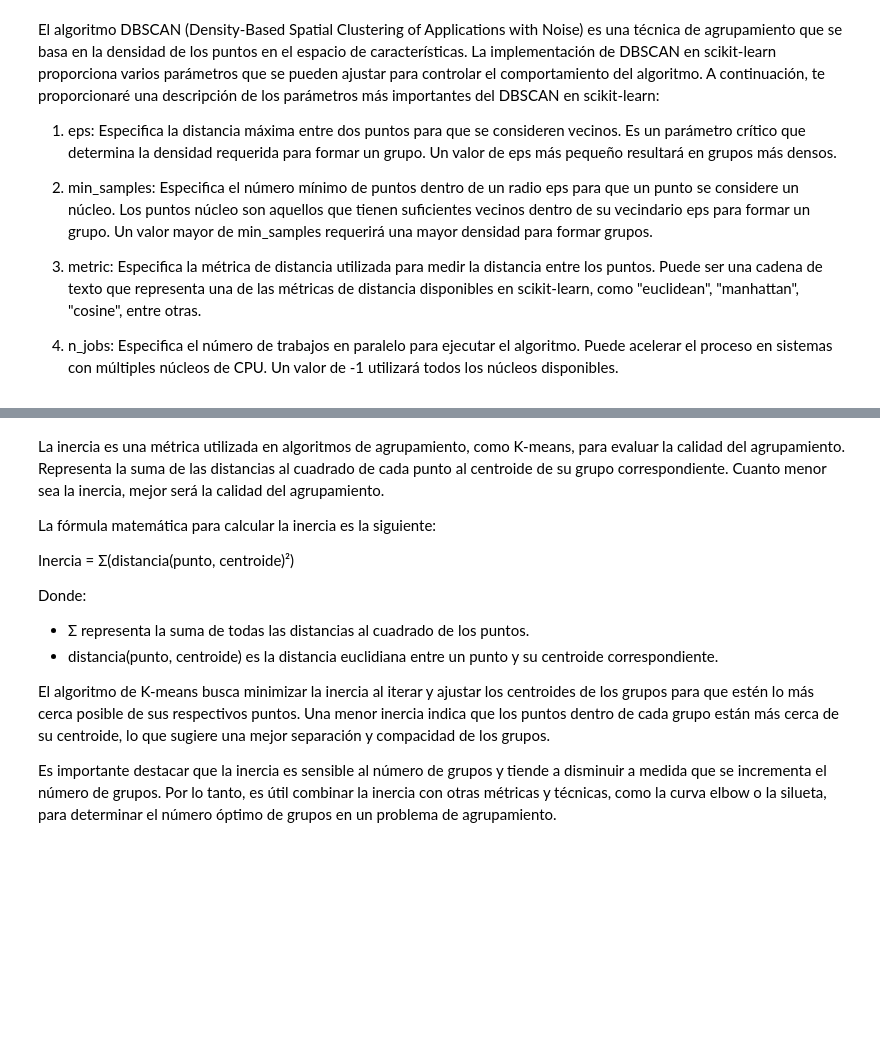
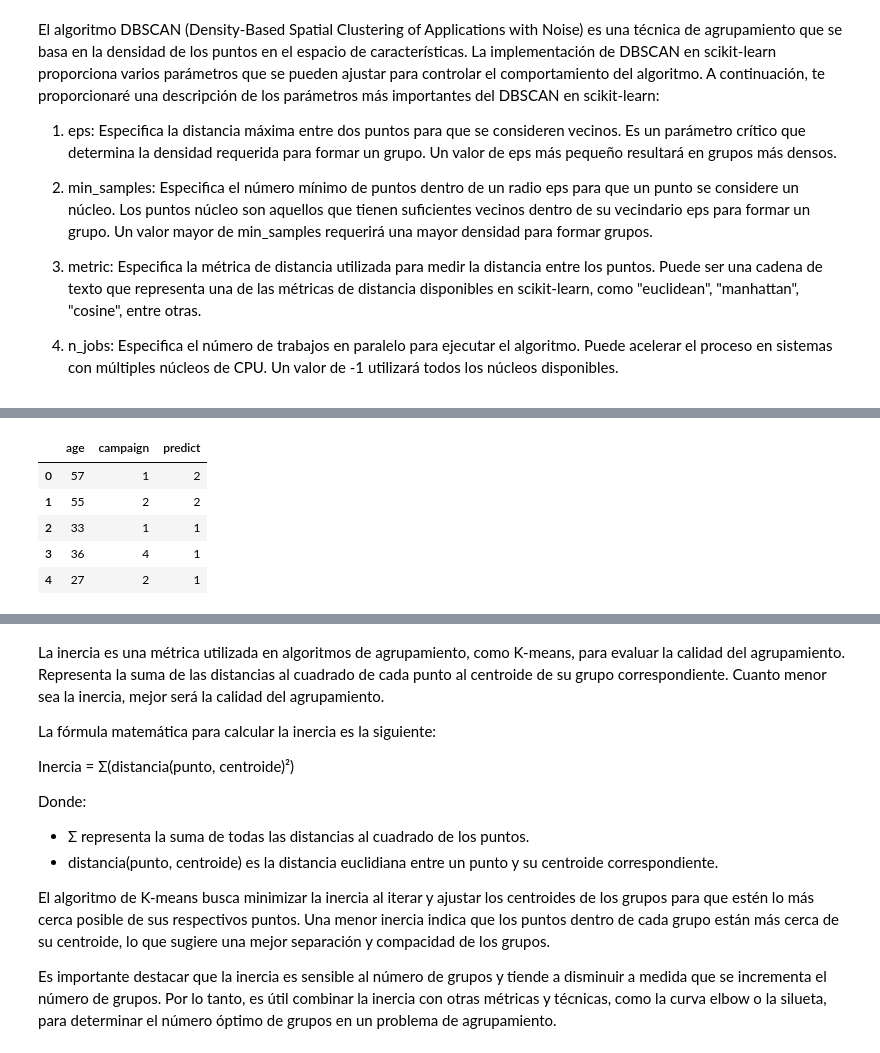
Before and after one commit to AxisAngeles/Smart_Data_DS_AI, a Jupyter notebook: Laboratorio_k_means.ipynb, the cells around one changed output, grey strips where cells are left out. Saved outputs shown, nothing was run; the diff lists cells and outputs as text; code cells hidden in the pictures; blank space fills up the shorter version.

```diff
--- a/Laboratorio_k_means.ipynb
+++ b/Laboratorio_k_means.ipynb
@@ -171,6 +253,16 @@ predict.head()
 # %%
 predict = pd.DataFrame(kmeans.predict(X_test) , columns=['predict'])
 pd.concat([X_test.reset_index(), predict.reset_index()], axis=1 )[['age','campaign','predict']].to_csv('k-means')
+# %%
+pd1 = pd.concat([X_test.reset_index(), predict.reset_index()], axis=1 )[['age','campaign','predict']]
+pd1.head()
+# %% [output]
+|  | age | campaign | predict |
+| 0 | 57 | 1 | 2 |
+| 1 | 55 | 2 | 2 |
+| 2 | 33 | 1 | 1 |
+| 3 | 36 | 4 | 1 |
+| 4 | 27 | 2 | 1 |
 # %%
 from itertools import product
 from sklearn.metrics import silhouette_score
```
Also changed, not shown: parts of 36 cells of this notebook.
